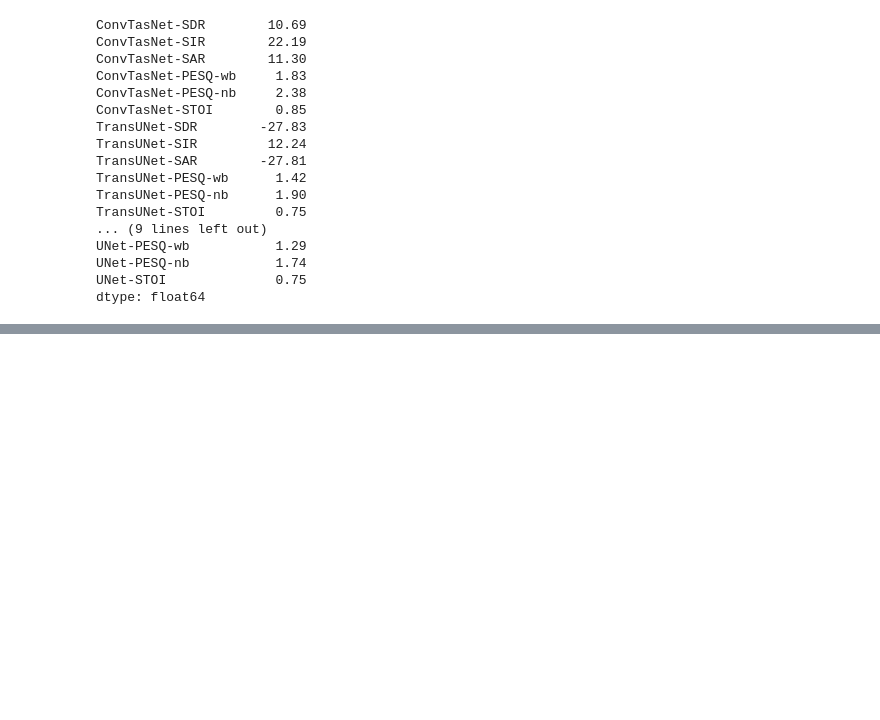
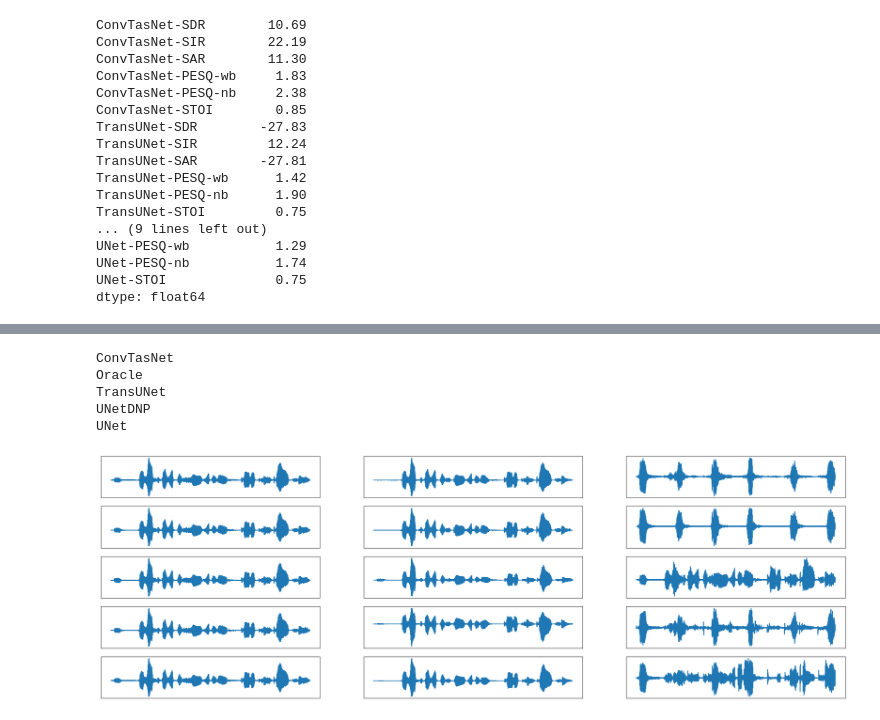
Before and after one commit to hmartelb/speech-denoising, a Jupyter notebook: result_visualization.ipynb, the cells around one changed output, grey strips where cells are left out. Drawn from its saved outputs; the diff is of its cells as text; code cells hidden in the pictures; blank space fills up the shorter version.

```diff
--- a/result_visualization.ipynb
+++ b/result_visualization.ipynb
@@ -77,0 +127,29 @@ dtype: float64
+# %%
+plt.figure(figsize=(30,10))
+for i, model in enumerate(example_dict):
+    print(model)
+
+    plt.subplot(len(example_dict), 3, 3*i+1)
+    plt.plot(example_dict[model]['mixture'])
+    plt.xticks([])
+    plt.yticks([])
+
+    plt.subplot(len(example_dict), 3, 3*i+2)
+    plt.plot(example_dict[model]['clean'])
+    plt.xticks([])
+    plt.yticks([])
+
+    plt.subplot(len(example_dict), 3, 3*i+3)
+    plt.plot(example_dict[model]['noise'])
+    plt.xticks([])
+    plt.yticks([])
+
+# plt.show()
+plt.savefig('')
+# %% [output]
+ConvTasNet
+Oracle
+TransUNet
+UNetDNP
+UNet
+[figure, added]
```
Also changed, not shown: parts of 2 cells of this notebook.
